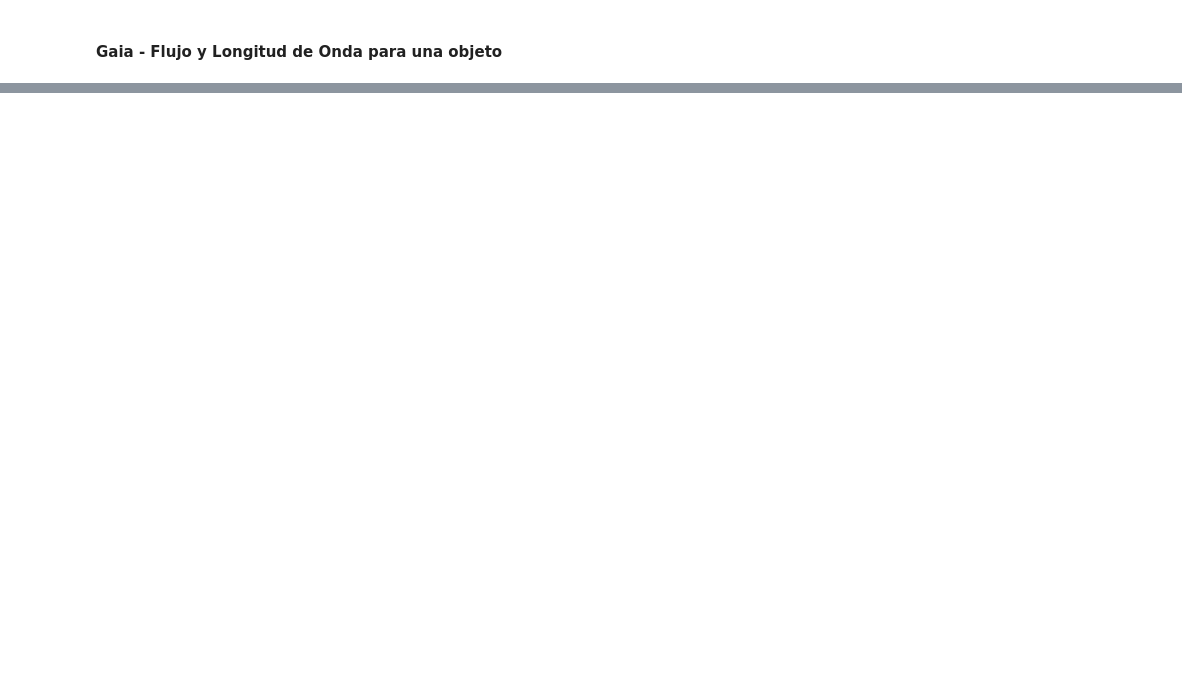
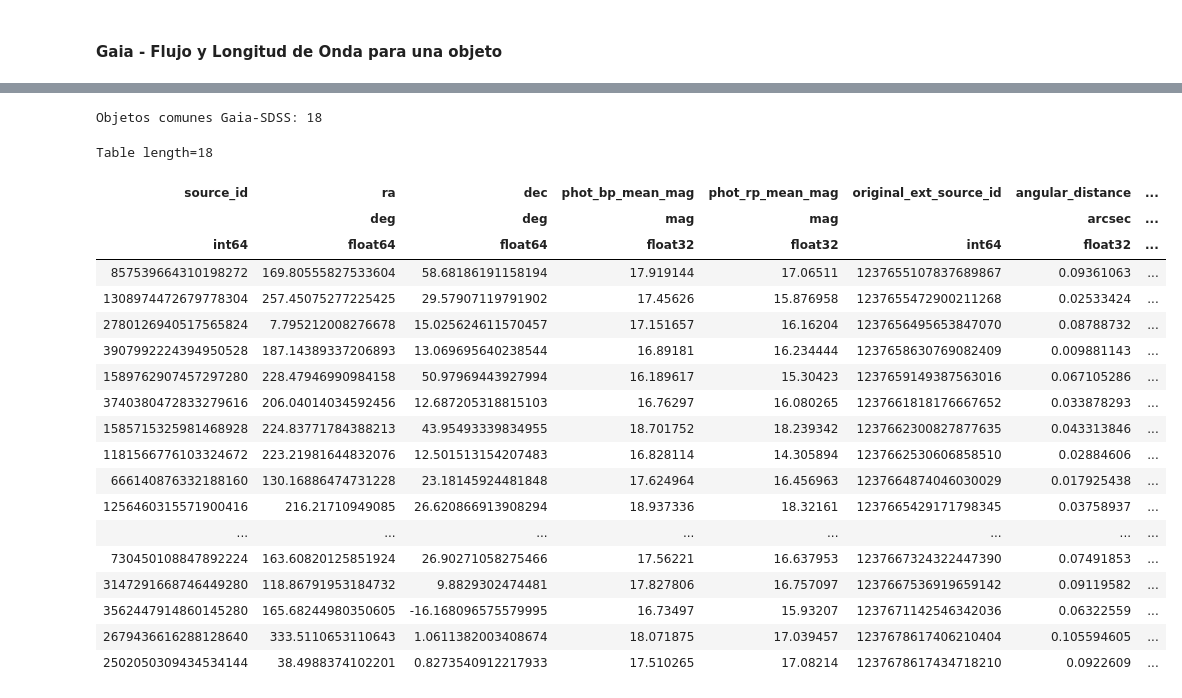
Before and after one commit to javier-cacho-master-ai/trabajo-fin-master, a Jupyter notebook: solution/main.ipynb, the cells around one changed output, grey strips where cells are left out. Saved outputs shown, nothing was run; the diff lists cells and outputs as text; code cells hidden in the pictures; blank space fills up the shorter version.

```diff
--- a/solution/main.ipynb
+++ b/solution/main.ipynb
@@ -244,0 +354,21 @@ spl.plot_physical_spectrum(
+# %%
+# Función para dividir la lista en bloques de 250 (para que SDSS nos deje acceder)
+def chunk_list(values, chunk_size=250):
+    """
+    Divide una lista en bloques de tamaño máximo chunk_size.
+    """
+    for i in range(0, len(values), chunk_size):
+        yield values[i:i + chunk_size]
+# %%
+import numpy as np
+
+gaia_crossmatch_ids = gaia_job_results["original_ext_source_id"]
+
+# Convertimos a enteros/strings y eliminamos valores nulos si los hubiera
+gaia_crossmatch_ids = [
+    str(x)
+    for x in gaia_crossmatch_ids
+    if x is not None and str(x) != "" and str(x).lower() != "nan"
+]
+
+print(f"Total de IDs SDSS a consultar: {len(gaia_crossmatch_ids)}")
@@ -244,0 +481,38 @@ spl.plot_physical_spectrum(
+# %%
+from astropy.table import join, Table
+
+# Guardamos referencias comunes
+
+gaia_sdss_common = join(
+    gaia_job_results,
+    sdss_query_result,
+    keys_left="original_ext_source_id",
+    keys_right="bestObjID",
+    join_type="inner"
+)
+
+print(f"Objetos comunes Gaia-SDSS: {len(gaia_sdss_common)}")
+
+display(gaia_sdss_common)
+# %% [output]
+Objetos comunes Gaia-SDSS: 18
+Table length=18
+| source_id | ra | dec | phot_bp_mean_mag | phot_rp_mean_mag | original_ext_source_id | angular_distance | ... |
+|  | deg | deg | mag | mag |  | arcsec | ... |
+| int64 | float64 | float64 | float32 | float32 | int64 | float32 | ... |
+| 857539664310198272 | 169.80555827533604 | 58.68186191158194 | 17.919144 | 17.06511 | 1237655107837689867 | 0.09361063 | ... |
+| 1308974472679778304 | 257.45075277225425 | 29.57907119791902 | 17.45626 | 15.876958 | 1237655472900211268 | 0.02533424 | ... |
+| 2780126940517565824 | 7.795212008276678 | 15.025624611570457 | 17.151657 | 16.16204 | 1237656495653847070 | 0.08788732 | ... |
+| 3907992224394950528 | 187.14389337206893 | 13.069695640238544 | 16.89181 | 16.234444 | 1237658630769082409 | 0.009881143 | ... |
+| 1589762907457297280 | 228.47946990984158 | 50.97969443927994 | 16.189617 | 15.30423 | 1237659149387563016 | 0.067105286 | ... |
+| 3740380472833279616 | 206.04014034592456 | 12.687205318815103 | 16.76297 | 16.080265 | 1237661818176667652 | 0.033878293 | ... |
+| 1585715325981468928 | 224.83771784388213 | 43.95493339834955 | 18.701752 | 18.239342 | 1237662300827877635 | 0.043313846 | ... |
+| 1181566776103324672 | 223.21981644832076 | 12.501513154207483 | 16.828114 | 14.305894 | 1237662530606858510 | 0.02884606 | ... |
+| 666140876332188160 | 130.16886474731228 | 23.18145924481848 | 17.624964 | 16.456963 | 1237664874046030029 | 0.017925438 | ... |
+| 1256460315571900416 | 216.21710949085 | 26.620866913908294 | 18.937336 | 18.32161 | 1237665429171798345 | 0.03758937 | ... |
+| ... | ... | ... | ... | ... | ... | ... | ... |
+| 730450108847892224 | 163.60820125851924 | 26.90271058275466 | 17.56221 | 16.637953 | 1237667324322447390 | 0.07491853 | ... |
+| 3147291668746449280 | 118.86791953184732 | 9.8829302474481 | 17.827806 | 16.757097 | 1237667536919659142 | 0.09119582 | ... |
+| 3562447914860145280 | 165.68244980350605 | -16.168096575579995 | 16.73497 | 15.93207 | 1237671142546342036 | 0.06322559 | ... |
+| 2679436616288128640 | 333.5110653110643 | 1.0611382003408674 | 18.071875 | 17.039457 | 1237678617406210404 | 0.105594605 | ... |
+| 2502050309434534144 | 38.4988374102201 | 0.8273540912217933 | 17.510265 | 17.08214 | 1237678617434718210 | 0.0922609 | ... |
```
Also changed, not shown: parts of 15 cells of this notebook, 1 other file.
